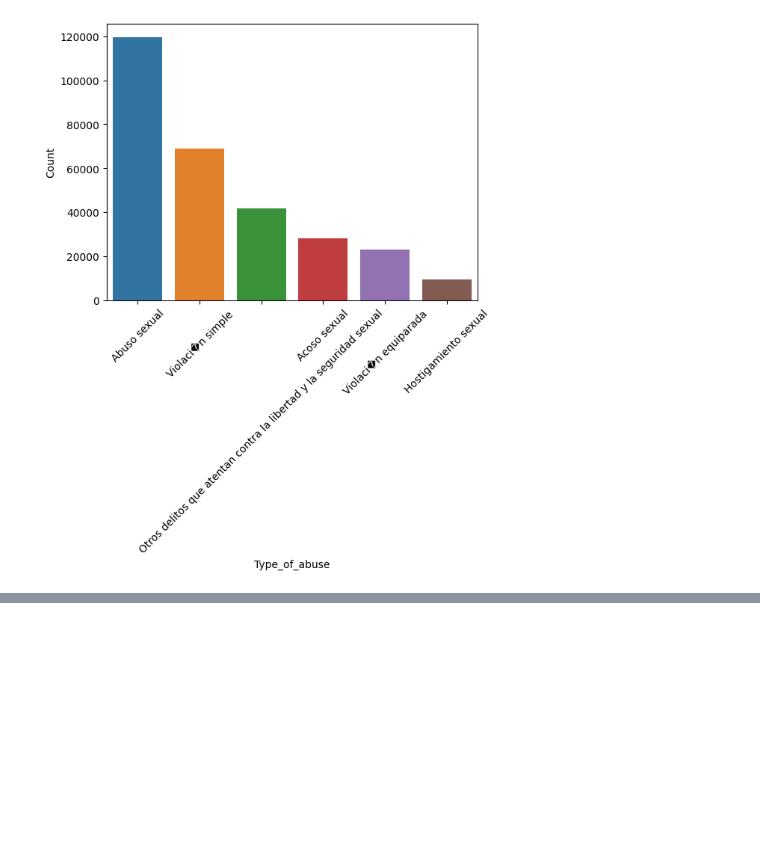
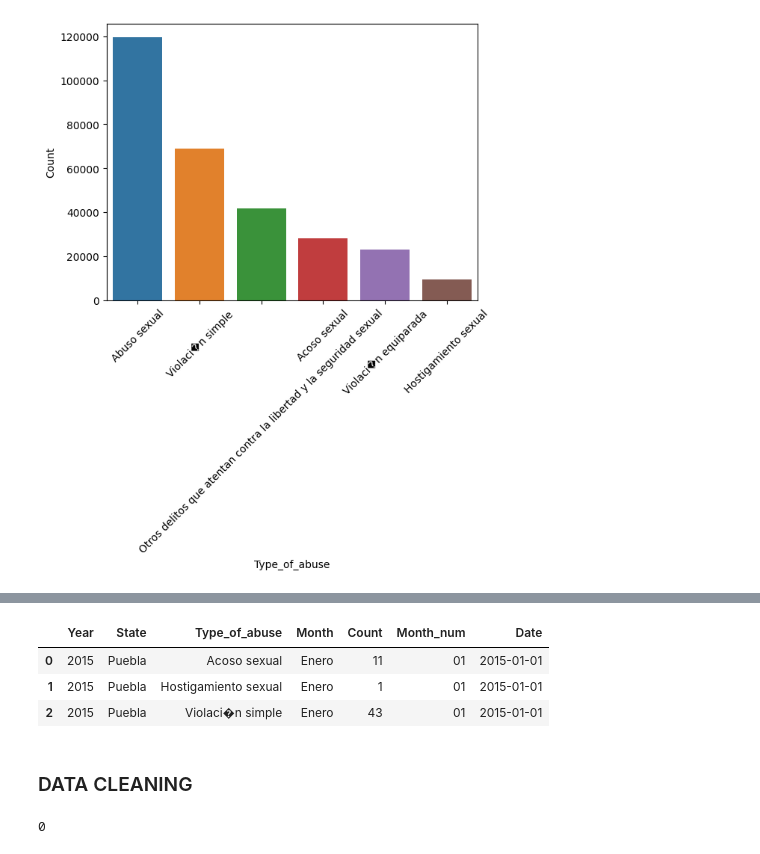
Before and after one commit to BlackEddit/EDA_Cleasings, a Jupyter notebook: rev_hot_spot_case_Sex_Agre.ipynb, the cells around one changed output, grey strips where cells are left out. Cells and saved outputs as stored; diff of their text form; code cells hidden in the pictures; blank space fills up the shorter version.

```diff
--- a/rev_hot_spot_case_Sex_Agre.ipynb
+++ b/rev_hot_spot_case_Sex_Agre.ipynb
@@ -256,0 +297,13 @@ plt.show()
+# %%
+df_sex_agresion.head(3)
+# %% [output]
+|  | Year | State | Type_of_abuse | Month | Count | Month_num | Date |
+| 0 | 2015 | Puebla | Acoso sexual | Enero | 11 | 01 | 2015-01-01 |
+| 1 | 2015 | Puebla | Hostigamiento sexual | Enero | 1 | 01 | 2015-01-01 |
+| 2 | 2015 | Puebla | Violaci�n simple | Enero | 43 | 01 | 2015-01-01 |
+# %% [markdown]
+### DATA CLEANING
+# %%
+print(df_sex_agresion.duplicated().sum())
+# %% [output]
+0
```
Also changed, not shown: parts of 5 cells of this notebook, 1 other file.
